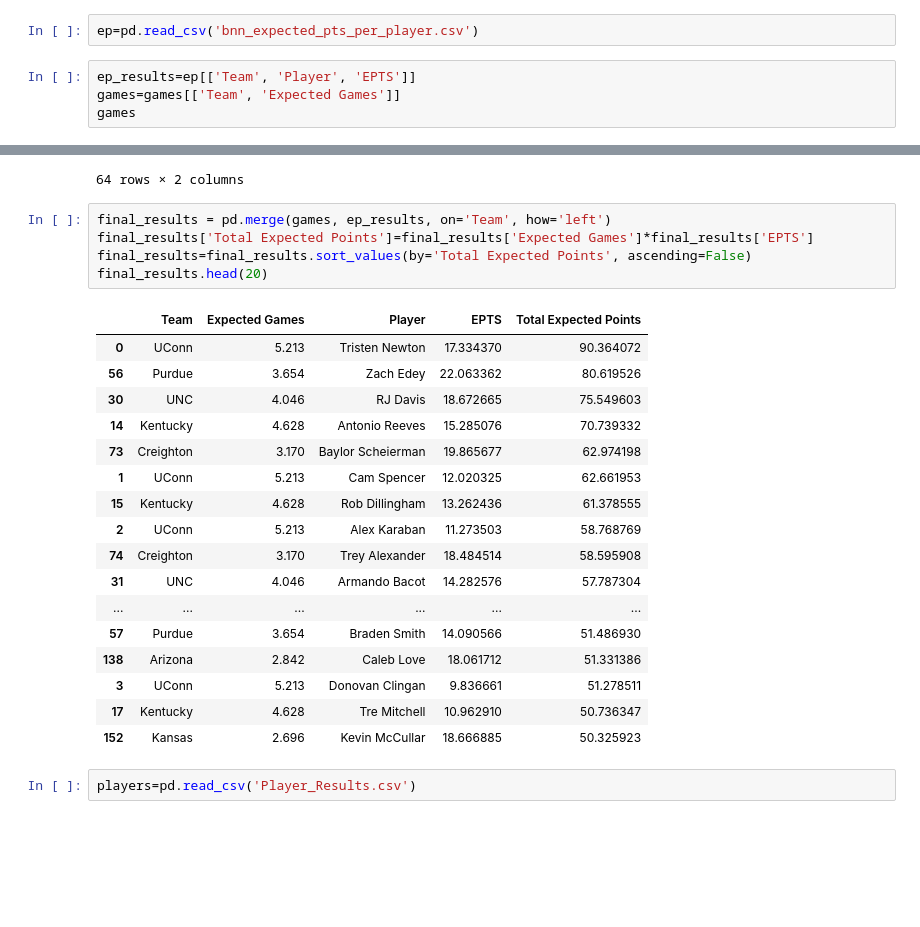
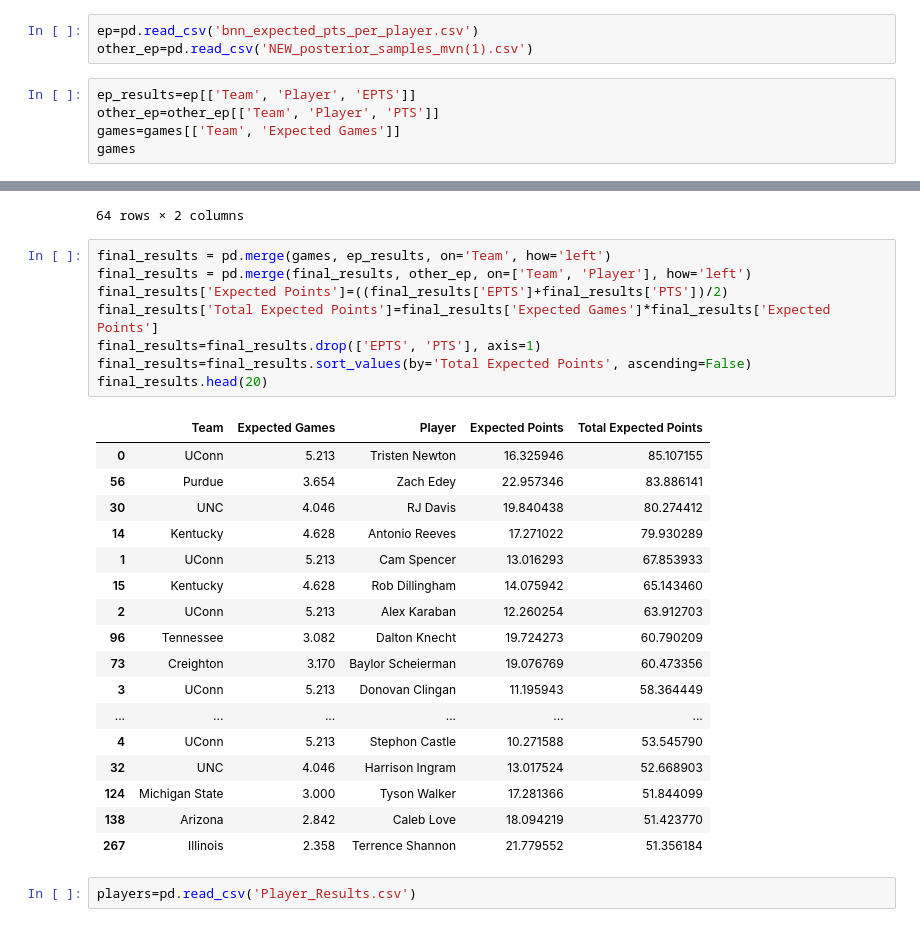
Before and after one commit to hinayatali9/STA365_Proj, a Jupyter notebook: Presentation_Notebook.ipynb, the cells around one changed output, grey strips where cells are left out. Drawn from its saved outputs; the diff is of its cells as text; blank space fills up the shorter version.

```diff
--- a/Presentation_Notebook.ipynb
+++ b/Presentation_Notebook.ipynb
@@ -464,8 +464,10 @@ sorted_dict = dict(sorted(simulations.items(), key=lambda item: item[1], reverse
 games = pd.DataFrame(list(sorted_dict.items()), columns=['Team', 'Expected Games'])
 # %%
 ep=pd.read_csv('bnn_expected_pts_per_player.csv')
+other_ep=pd.read_csv('NEW_posterior_samples_mvn(1).csv')
 # %%
 ep_results=ep[['Team', 'Player', 'EPTS']]
+other_ep=other_ep[['Team', 'Player', 'PTS']]
 games=games[['Team', 'Expected Games']]
 games
 # %% [output]
@@ -484,27 +486,30 @@ games
 64 rows × 2 columns
 # %%
 final_results = pd.merge(games, ep_results, on='Team', how='left')
-final_results['Total Expected Points']=final_results['Expected Games']*final_results['EPTS']
+final_results = pd.merge(final_results, other_ep, on=['Team', 'Player'], how='left')
+final_results['Expected Points']=((final_results['EPTS']+final_results['PTS'])/2)
+final_results['Total Expected Points']=final_results['Expected Games']*final_results['Expected Points']
+final_results=final_results.drop(['EPTS', 'PTS'], axis=1)
 final_results=final_results.sort_values(by='Total Expected Points', ascending=False)
 final_results.head(20)
 # %% [output]
-|  | Team | Expected Games | Player | EPTS | Total Expected Points |
-| 0 | UConn | 5.213 | Tristen Newton | 17.334370 | 90.364072 |
-| 56 | Purdue | 3.654 | Zach Edey | 22.063362 | 80.619526 |
-| 30 | UNC | 4.046 | RJ Davis | 18.672665 | 75.549603 |
-| 14 | Kentucky | 4.628 | Antonio Reeves | 15.285076 | 70.739332 |
-| 73 | Creighton | 3.170 | Baylor Scheierman | 19.865677 | 62.974198 |
-| 1 | UConn | 5.213 | Cam Spencer | 12.020325 | 62.661953 |
-| 15 | Kentucky | 4.628 | Rob Dillingham | 13.262436 | 61.378555 |
-| 2 | UConn | 5.213 | Alex Karaban | 11.273503 | 58.768769 |
-| 74 | Creighton | 3.170 | Trey Alexander | 18.484514 | 58.595908 |
-| 31 | UNC | 4.046 | Armando Bacot | 14.282576 | 57.787304 |
+|  | Team | Expected Games | Player | Expected Points | Total Expected Points |
+| 0 | UConn | 5.213 | Tristen Newton | 16.325946 | 85.107155 |
+| 56 | Purdue | 3.654 | Zach Edey | 22.957346 | 83.886141 |
+| 30 | UNC | 4.046 | RJ Davis | 19.840438 | 80.274412 |
+| 14 | Kentucky | 4.628 | Antonio Reeves | 17.271022 | 79.930289 |
+| 1 | UConn | 5.213 | Cam Spencer | 13.016293 | 67.853933 |
+| 15 | Kentucky | 4.628 | Rob Dillingham | 14.075942 | 65.143460 |
+| 2 | UConn | 5.213 | Alex Karaban | 12.260254 | 63.912703 |
+| 96 | Tennessee | 3.082 | Dalton Knecht | 19.724273 | 60.790209 |
+| 73 | Creighton | 3.170 | Baylor Scheierman | 19.076769 | 60.473356 |
+| 3 | UConn | 5.213 | Donovan Clingan | 11.195943 | 58.364449 |
 | ... | ... | ... | ... | ... | ... |
-| 57 | Purdue | 3.654 | Braden Smith | 14.090566 | 51.486930 |
-| 138 | Arizona | 2.842 | Caleb Love | 18.061712 | 51.331386 |
-| 3 | UConn | 5.213 | Donovan Clingan | 9.836661 | 51.278511 |
-| 17 | Kentucky | 4.628 | Tre Mitchell | 10.962910 | 50.736347 |
-| 152 | Kansas | 2.696 | Kevin McCullar | 18.666885 | 50.325923 |
+| 4 | UConn | 5.213 | Stephon Castle | 10.271588 | 53.545790 |
+| 32 | UNC | 4.046 | Harrison Ingram | 13.017524 | 52.668903 |
+| 124 | Michigan State | 3.000 | Tyson Walker | 17.281366 | 51.844099 |
+| 138 | Arizona | 2.842 | Caleb Love | 18.094219 | 51.423770 |
+| 267 | Illinois | 2.358 | Terrence Shannon | 21.779552 | 51.356184 |
 # %%
 players=pd.read_csv('Player_Results.csv')
 # %%
```
Also changed, not shown: parts of 1 cell of this notebook.
